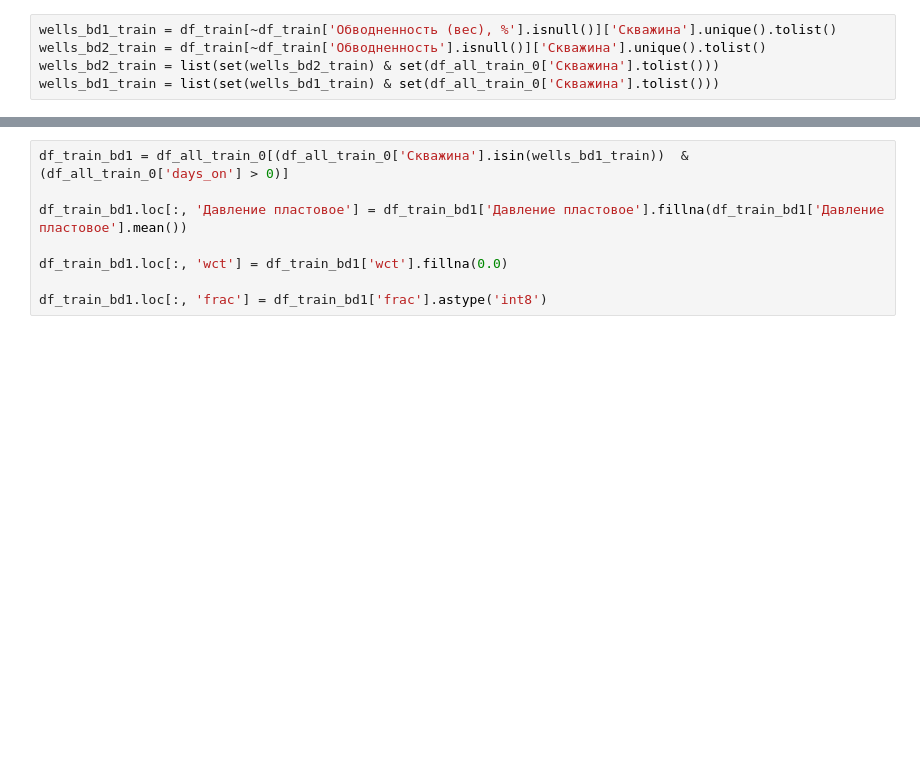
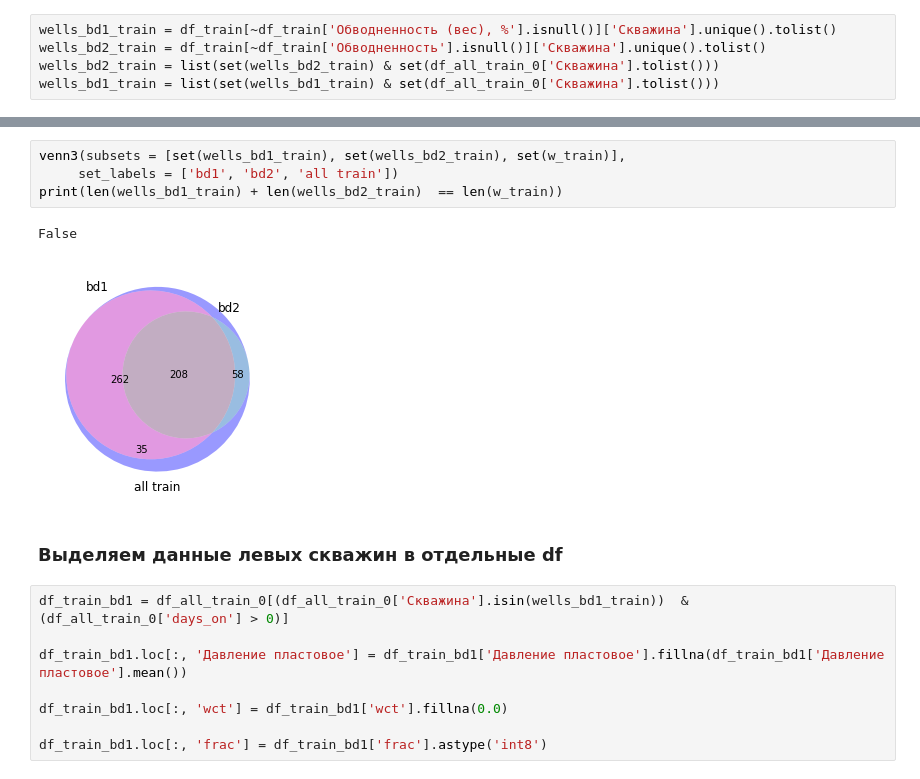
Before and after one commit to koskotG/gpn_comp, a Jupyter notebook: model_1.ipynb, the cells around one changed output, grey strips where cells are left out. Drawn from its saved outputs; the diff is of its cells as text; blank space fills up the shorter version.

```diff
--- a/model_1.ipynb
+++ b/model_1.ipynb
@@ -184,3 +186,12 @@ len(wells_bd2_train)
+# %%
+venn3(subsets = [set(wells_bd1_train), set(wells_bd2_train), set(w_train)],
+     set_labels = ['bd1', 'bd2', 'all train'])
+print(len(wells_bd1_train) + len(wells_bd2_train)  == len(w_train))
+# %% [output]
+False
+[figure, added]
+# %% [markdown]
+### Выделяем данные левых скважин в отдельные df
 # %%
 df_train_bd1 = df_all_train_0[(df_all_train_0['Скважина'].isin(wells_bd1_train))  & (df_all_train_0['days_on'] > 0)]
 
```
Also changed, not shown: parts of 66 cells of this notebook.
